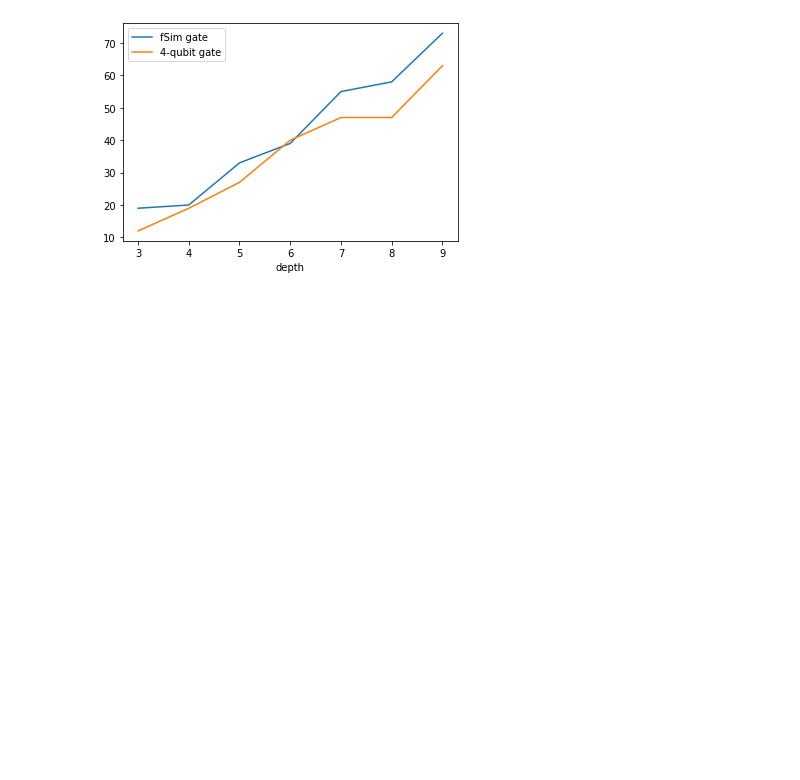
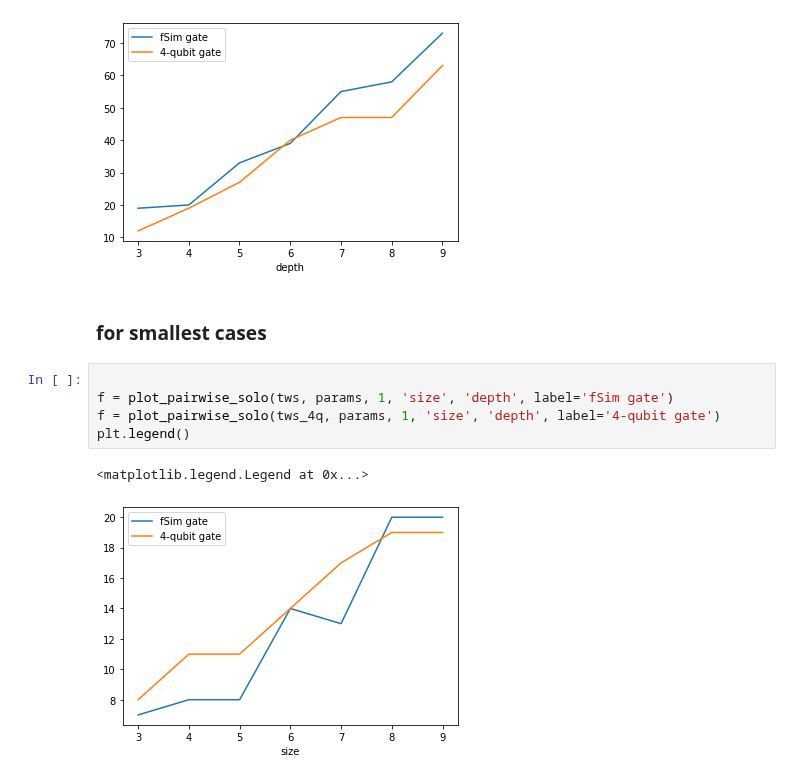
Before and after one commit to danlkv/QTensor, a Jupyter notebook: scratchpad/notebooks/LHZ treewidth of 4-body.ipynb, the cells around one changed output. Cells and saved outputs as stored; diff of their text form; blank space fills up the shorter version.

```diff
--- a/scratchpad/notebooks/LHZ treewidth of 4-body.ipynb
+++ b/scratchpad/notebooks/LHZ treewidth of 4-body.ipynb
@@ -335,3 +350,13 @@ plt.legend()
 # %% [output]
 <matplotlib.legend.Legend at 0x...>
 [figure]
+# %% [markdown]
+### for smallest cases
+# %%
+
+f = plot_pairwise_solo(tws, params, 1, 'size', 'depth', label='fSim gate')
+f = plot_pairwise_solo(tws_4q, params, 1, 'size', 'depth', label='4-qubit gate')
+plt.legend()
+# %% [output]
+<matplotlib.legend.Legend at 0x...>
+[figure, added]
```
Also changed, not shown: parts of 8 cells of this notebook.
